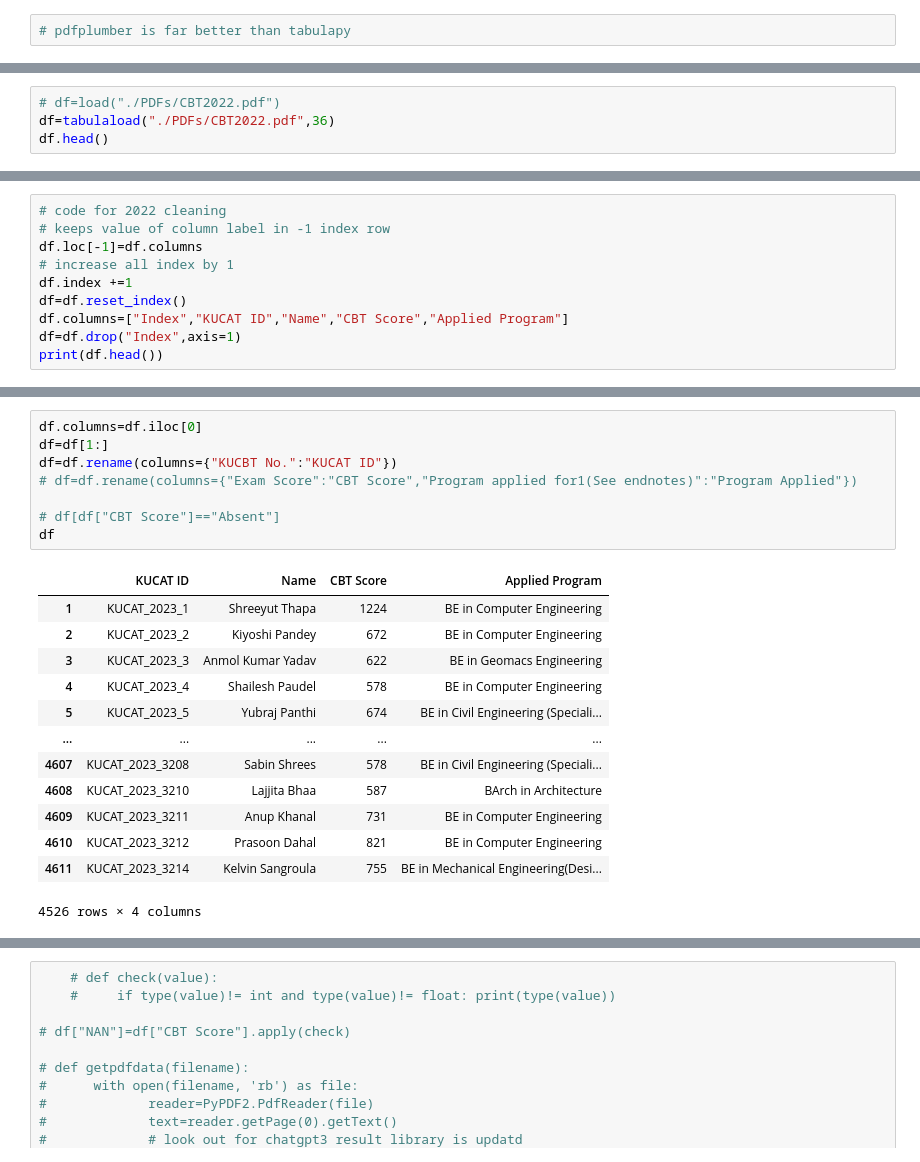
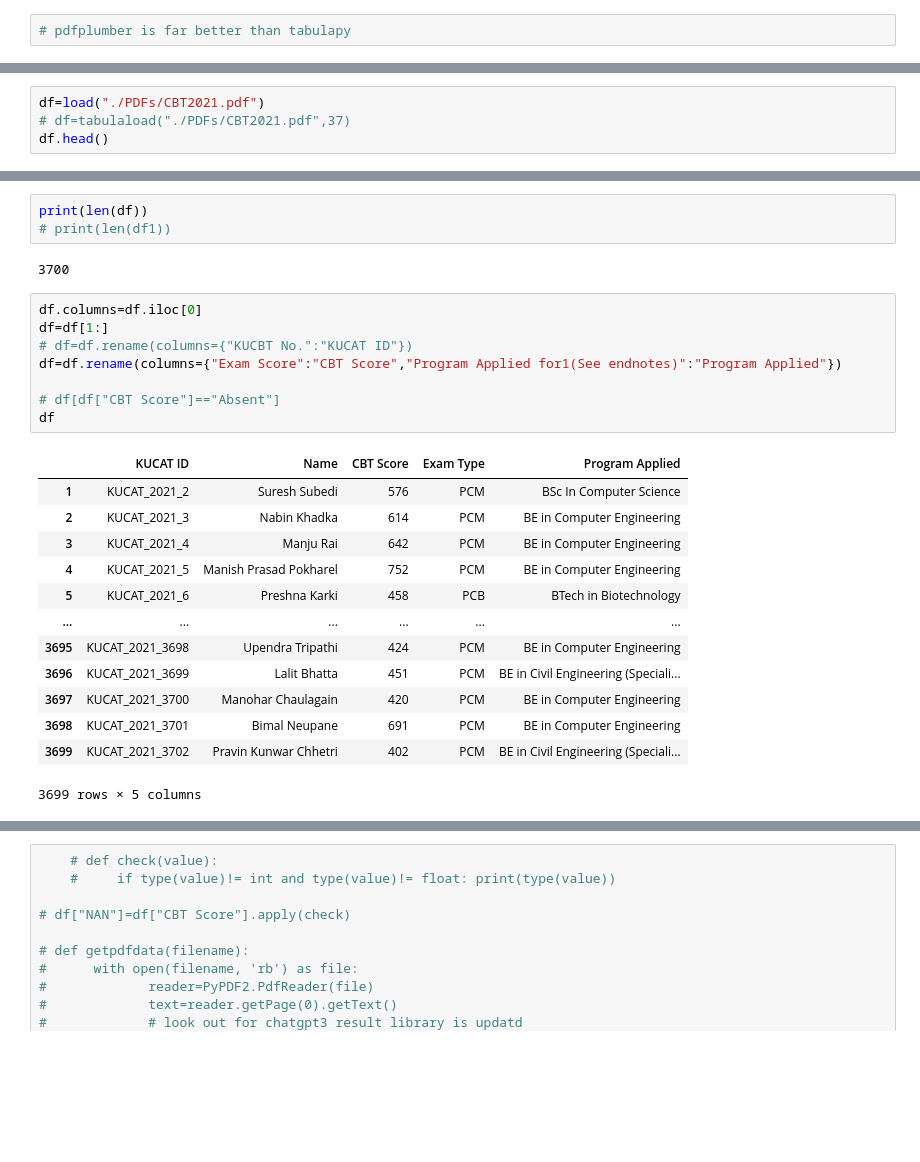
Before and after one commit to abiral-adhikari/CBTAnalysis, a Jupyter notebook: rank.ipynb, the cells around one changed output, grey strips where cells are left out. Drawn from its saved outputs; the diff is of its cells as text; blank space fills up the shorter version.

```diff
--- a/rank.ipynb
+++ b/rank.ipynb
@@ -107,7 +101,7 @@ def tabulaload(filename,pageno):
         df=pd.concat([df,df1],ignore_index=True)
     return df
 # %%
-# df=load("./PDFs/CBT2022.pdf")
-df=tabulaload("./PDFs/CBT2022.pdf",36)
+df=load("./PDFs/CBT2021.pdf")
+# df=tabulaload("./PDFs/CBT2021.pdf",37)
 df.head()
 # %% [output]
@@ -146,10 +113,0 @@ df.head()
-# %%
-# code for 2022 cleaning
-# keeps value of column label in -1 index row
-df.loc[-1]=df.columns
-# increase all index by 1
-df.index +=1
-df=df.reset_index()
-df.columns=["Index","KUCAT ID","Name","CBT Score","Applied Program"]
-df=df.drop("Index",axis=1)
-print(df.head())
@@ -189,25 +114,30 @@ print(df.head())
+# %%
+print(len(df))
+# print(len(df1))
+# %% [output]
+3700
 # %%
 df.columns=df.iloc[0]
 df=df[1:]
-df=df.rename(columns={"KUCBT No.":"KUCAT ID"})
-# df=df.rename(columns={"Exam Score":"CBT Score","Program applied for1(See endnotes)":"Program Applied"})
+# df=df.rename(columns={"KUCBT No.":"KUCAT ID"})
+df=df.rename(columns={"Exam Score":"CBT Score","Program Applied for1(See endnotes)":"Program Applied"})
 
 # df[df["CBT Score"]=="Absent"]
 df
 # %% [output]
-|  | KUCAT ID | Name | CBT Score | Applied Program |
-| 1 | KUCAT_2023_1 | Shreeyut Thapa | 1224 | BE in Computer Engineering |
-| 2 | KUCAT_2023_2 | Kiyoshi Pandey | 672 | BE in Computer Engineering |
-| 3 | KUCAT_2023_3 | Anmol Kumar Yadav | 622 | BE in Geomacs Engineering |
-| 4 | KUCAT_2023_4 | Shailesh Paudel | 578 | BE in Computer Engineering |
-| 5 | KUCAT_2023_5 | Yubraj Panthi | 674 | BE in Civil Engineering (Speciali... |
-| ... | ... | ... | ... | ... |
-| 4607 | KUCAT_2023_3208 | Sabin Shrees | 578 | BE in Civil Engineering (Speciali... |
-| 4608 | KUCAT_2023_3210 | Lajjita Bhaa | 587 | BArch in Architecture |
-| 4609 | KUCAT_2023_3211 | Anup Khanal | 731 | BE in Computer Engineering |
-| 4610 | KUCAT_2023_3212 | Prasoon Dahal | 821 | BE in Computer Engineering |
-| 4611 | KUCAT_2023_3214 | Kelvin Sangroula | 755 | BE in Mechanical Engineering(Desi... |
+|  | KUCAT ID | Name | CBT Score | Exam Type | Program Applied |
+| 1 | KUCAT_2021_2 | Suresh Subedi | 576 | PCM | BSc In Computer Science |
+| 2 | KUCAT_2021_3 | Nabin Khadka | 614 | PCM | BE in Computer Engineering |
+| 3 | KUCAT_2021_4 | Manju Rai | 642 | PCM | BE in Computer Engineering |
+| 4 | KUCAT_2021_5 | Manish Prasad Pokharel | 752 | PCM | BE in Computer Engineering |
+| 5 | KUCAT_2021_6 | Preshna Karki | 458 | PCB | BTech in Biotechnology |
+| ... | ... | ... | ... | ... | ... |
+| 3695 | KUCAT_2021_3698 | Upendra Tripathi | 424 | PCM | BE in Computer Engineering |
+| 3696 | KUCAT_2021_3699 | Lalit Bhatta | 451 | PCM | BE in Civil Engineering (Speciali... |
+| 3697 | KUCAT_2021_3700 | Manohar Chaulagain | 420 | PCM | BE in Computer Engineering |
+| 3698 | KUCAT_2021_3701 | Bimal Neupane | 691 | PCM | BE in Computer Engineering |
+| 3699 | KUCAT_2021_3702 | Pravin Kunwar Chhetri | 402 | PCM | BE in Civil Engineering (Speciali... |
-4526 rows × 4 columns
+3699 rows × 5 columns
 # %%
 # df=df.rename(columns={"Exam Score":"CBT Score","Program applied for1(See endnotes)":"Program Applied"})
 df["CBT Score"]=df["CBT Score"].apply(customint)
```
Also changed, not shown: parts of 8 cells of this notebook, 2 other files.
